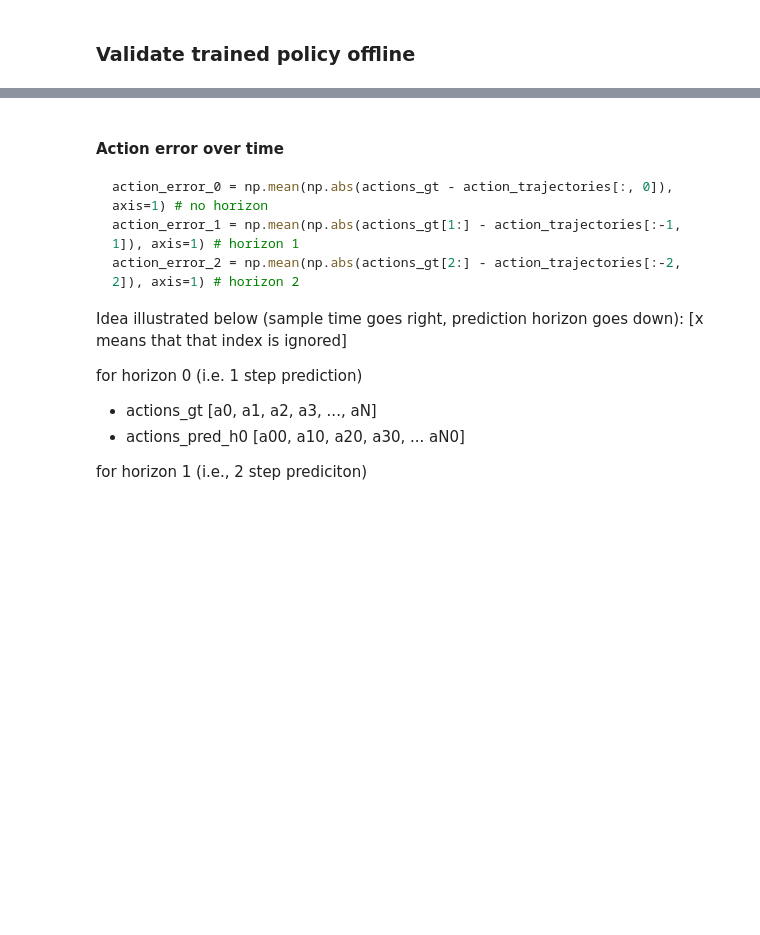
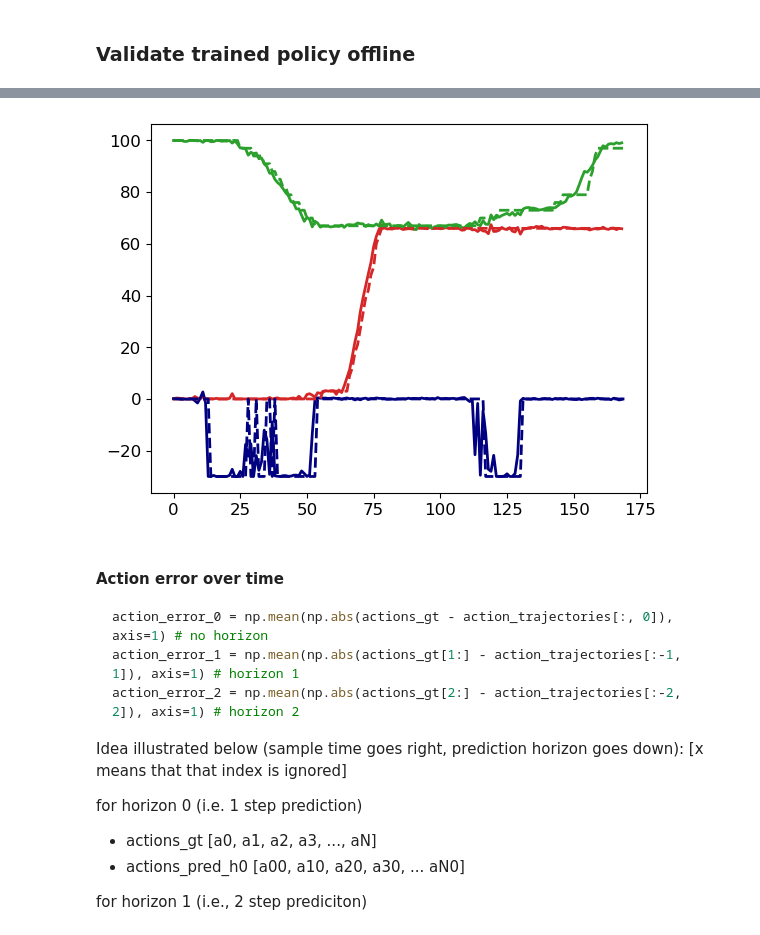
Before and after one commit to hsp-iit/HannesImitation, a Jupyter notebook: notebooks/validate_policy.ipynb, the cells around one changed output, grey strips where cells are left out. Drawn from its saved outputs; the diff is of its cells as text; code cells hidden in the pictures; blank space fills up the shorter version.

Commit message:
cleaned notebooks and added notebook for exploring the dataset

```diff
--- a/notebooks/validate_policy.ipynb
+++ b/notebooks/validate_policy.ipynb
@@ -60,17 +57,3 @@ policy = checkpoint['policy']
 # device transfer
 device = torch.device('cuda')
 _ = policy.to(device).eval()
-# %%
-# choose episode
-episode = train_dataset.replay_buffer.get_episode(2)
-#episode = validation_dataset.replay_buffer.get_episode(10)
-
-frames = episode['image_in_hand']
-#actions_gt = episode['ref_move_hand']
-actions_gt = np.concatenate((episode['ref_move_hand'], episode['ref_move_wrist_FE']), axis=1)
-
-episode_len, height, width, _ = frames.shape
-
-sampling_frequency = 20 # Hz NOTE we decided this based on hand frequency and camera frequency
-
-frames.shape, actions_gt.shape
@@ -108,0 +64,19 @@ action_trajectories.shape
+# %%
+# choose episode
+idx = np.random.choice(tr_episode_indeces)
+idx = np.random.choice(vl_episode_indeces)
+
+episode = train_dataset.replay_buffer.get_episode(idx)
+# %%
+results_dicts = []
+
+for i, ep_idx in enumerate(vl_episode_indeces):
+    episode = train_dataset.replay_buffer.get_episode(ep_idx)
+    action_sequences, actions_gt = evaluate_policy_on_episode(policy, episode, observation_horizon=policy.n_obs_steps) # {'executed', 'predicted'}
+
+    executed_actions = np.array(action_sequences['executed'])
+    errors = compute_episode_errors_per_horizon(actions_gt, pred_actions=executed_actions, observation_horizon=policy.n_obs_steps, h=0)
+
+    # append results
+    results_dicts.append(vl_labels[i])
+    results_dicts[-1]['errors'] = errors
@@ -109,3 +104,15 @@ action_trajectories.shape
+# %%
+plt.plot(executed_action_trajectories[:, 0, 0], color='tab:red', linestyle='-', linewidth=2, alpha=1, label="Hand O/C")
+plt.plot(executed_action_trajectories[:, 0, 1], color='tab:green', linestyle='-', linewidth=2, alpha=1, label='Wrist F/E')
+plt.plot(executed_action_trajectories[:, 0, 2], color='navy', linestyle='-', linewidth=2, alpha=1, label='Wrist P/S')
+
+plt.plot(actions_gt[:, 0], color='tab:red', linestyle='--', linewidth=2, alpha=1, label="Hand O/C")
+plt.plot(actions_gt[:, 1], color='tab:green', linestyle='--', linewidth=2, alpha=1, label='Wrist F/E')
+plt.plot(actions_gt[:, 2], color='navy', linestyle='--', linewidth=2, alpha=1, label='Wrist P/S')
+
+plt.show()
+# %% [output]
+[figure, added]
 # %% [markdown]
 #### Action error over time
 
```
Also changed, not shown: parts of 16 cells of this notebook, 2 other files.
